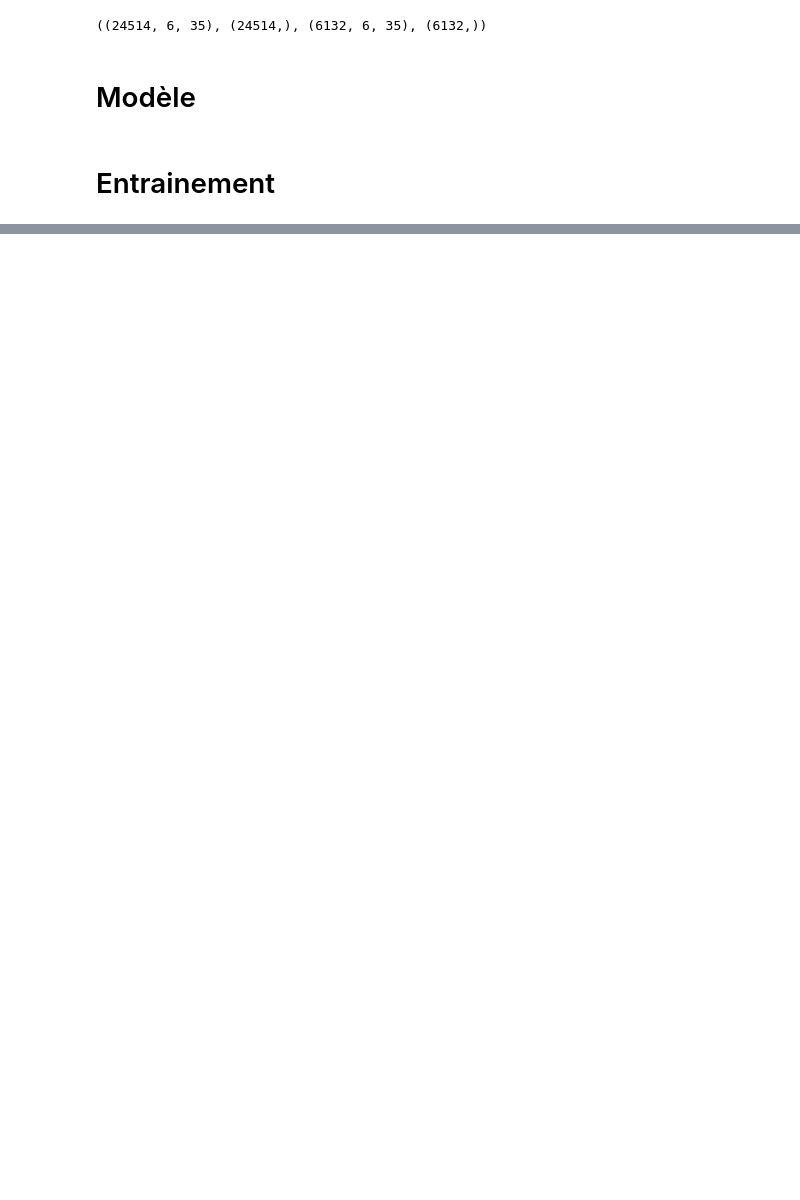
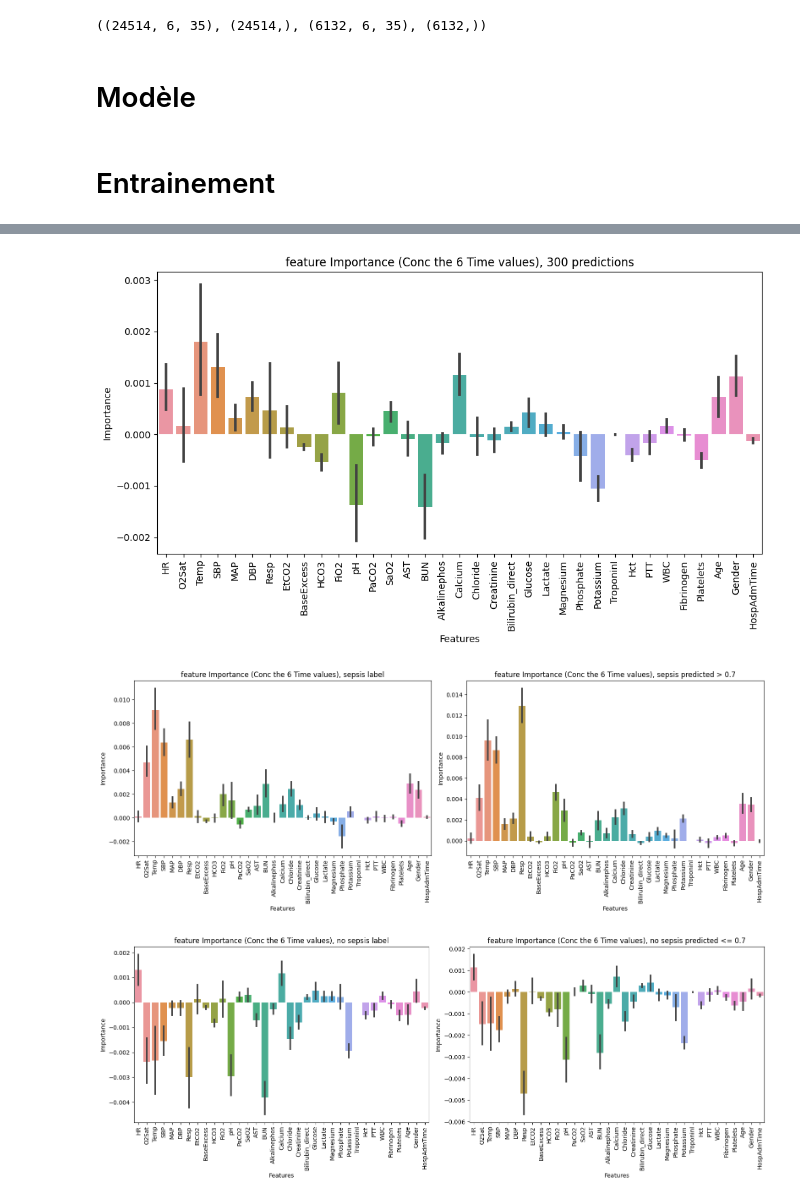
Before and after one commit to DaAdri/sepsis_prediction, a Jupyter notebook: LSTM_model.ipynb, the cells around one changed output, grey strips where cells are left out. Drawn from its saved outputs; the diff is of its cells as text; code cells hidden in the pictures; blank space fills up the shorter version.

```diff
--- a/LSTM_model.ipynb
+++ b/LSTM_model.ipynb
@@ -127,0 +270,6 @@ AUROC: 0.8430
+# %%
+df_feature_importance_over_time = pd.DataFrame(feature_importance_over_time, columns=features)
+df_feature_importance_over_time_sepsis_label = pd.DataFrame(feature_importance_over_time_sepsis_label, columns=features)
+df_feature_importance_over_time_no_sepsis_label = pd.DataFrame(feature_importance_over_time_no_sepsis_label, columns=features)
+df_feature_importance_over_time_sepsis_predicted = pd.DataFrame(feature_importance_over_time_sepsis_predicted, columns=features)
+df_feature_importance_over_time_no_sepsis_predicted = pd.DataFrame(feature_importance_over_time_no_sepsis_predicted, columns=features)
@@ -127,0 +292,55 @@ AUROC: 0.8430
+# %%
+import matplotlib.pyplot as plt
+import seaborn as sns
+
+# Create the first figure (Fig 1)
+plt.figure(figsize=(10, 6))
+sns.barplot(data=df_feature_importance_over_time)
+plt.xticks(rotation=90)
+plt.xlabel('Features')
+plt.ylabel('Importance')
+plt.title('feature Importance (Conc the 6 Time values), 300 predictions')
+plt.tight_layout()
+plt.show()
+
+# Create the second figure with Figs 2 and 4 side by side
+fig, axes = plt.subplots(1, 2, figsize=(16, 6))
+sns.barplot(data=df_feature_importance_over_time_sepsis_label, ax=axes[0])
+axes[0].set_xticks(axes[0].get_xticks())
+axes[0].set_xticklabels(axes[0].get_xticklabels(), rotation=90)
+axes[0].set_xlabel('Features')
+axes[0].set_ylabel('Importance')
+axes[0].set_title('feature Importance (Conc the 6 Time values), sepsis label')
+
+sns.barplot(data=df_feature_importance_over_time_sepsis_predicted, ax=axes[1])
+axes[1].set_xticks(axes[1].get_xticks())
+axes[1].set_xticklabels(axes[1].get_xticklabels(), rotation=90)
+axes[1].set_xlabel('Features')
+axes[1].set_ylabel('Importance')
+axes[1].set_title('feature Importance (Conc the 6 Time values), sepsis predicted > '+str(threshold))
+
+plt.tight_layout()
+plt.show()
+
+# Create the third figure with Figs 3 and 5 side by side
+fig, axes = plt.subplots(1, 2, figsize=(16, 6))
+sns.barplot(data=df_feature_importance_over_time_no_sepsis_label, ax=axes[0])
+axes[0].set_xticks(axes[0].get_xticks())
+axes[0].set_xticklabels(axes[0].get_xticklabels(), rotation=90)
+axes[0].set_xlabel('Features')
+axes[0].set_ylabel('Importance')
+axes[0].set_title('feature Importance (Conc the 6 Time values), no sepsis label')
+
+sns.barplot(data=df_feature_importance_over_time_no_sepsis_predicted, ax=axes[1])
+axes[1].set_xticks(axes[1].get_xticks())
+axes[1].set_xticklabels(axes[1].get_xticklabels(), rotation=90)
+axes[1].set_xlabel('Features')
+axes[1].set_ylabel('Importance')
+axes[1].set_title('feature Importance (Conc the 6 Time values), no sepsis predicted <= '+str(threshold))
+
+plt.tight_layout()
+plt.show()
+# %% [output]
+[figure, added]
+[figure, added]
+[figure, added]
```
Also changed, not shown: parts of 28 cells of this notebook, 1 other file.
